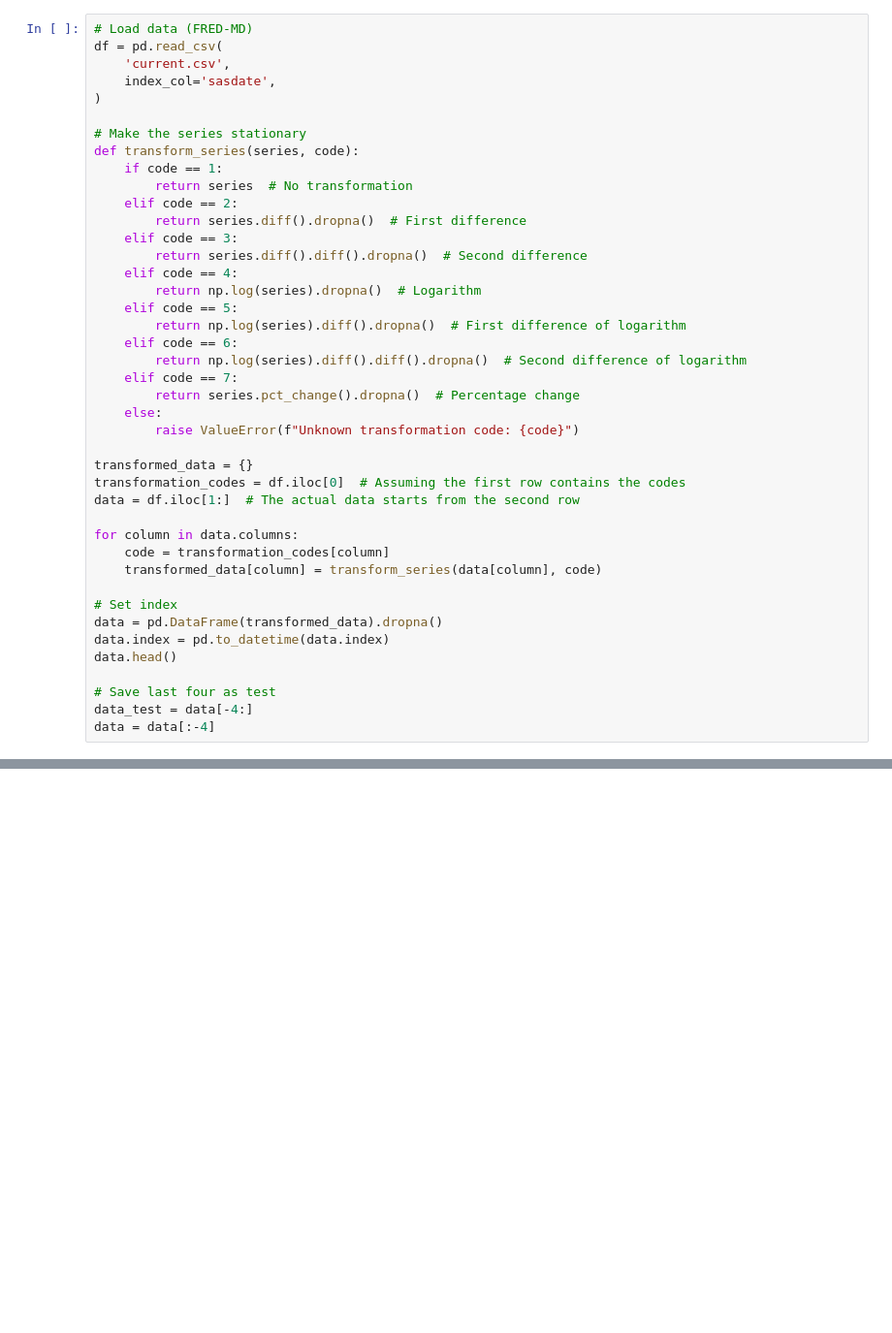
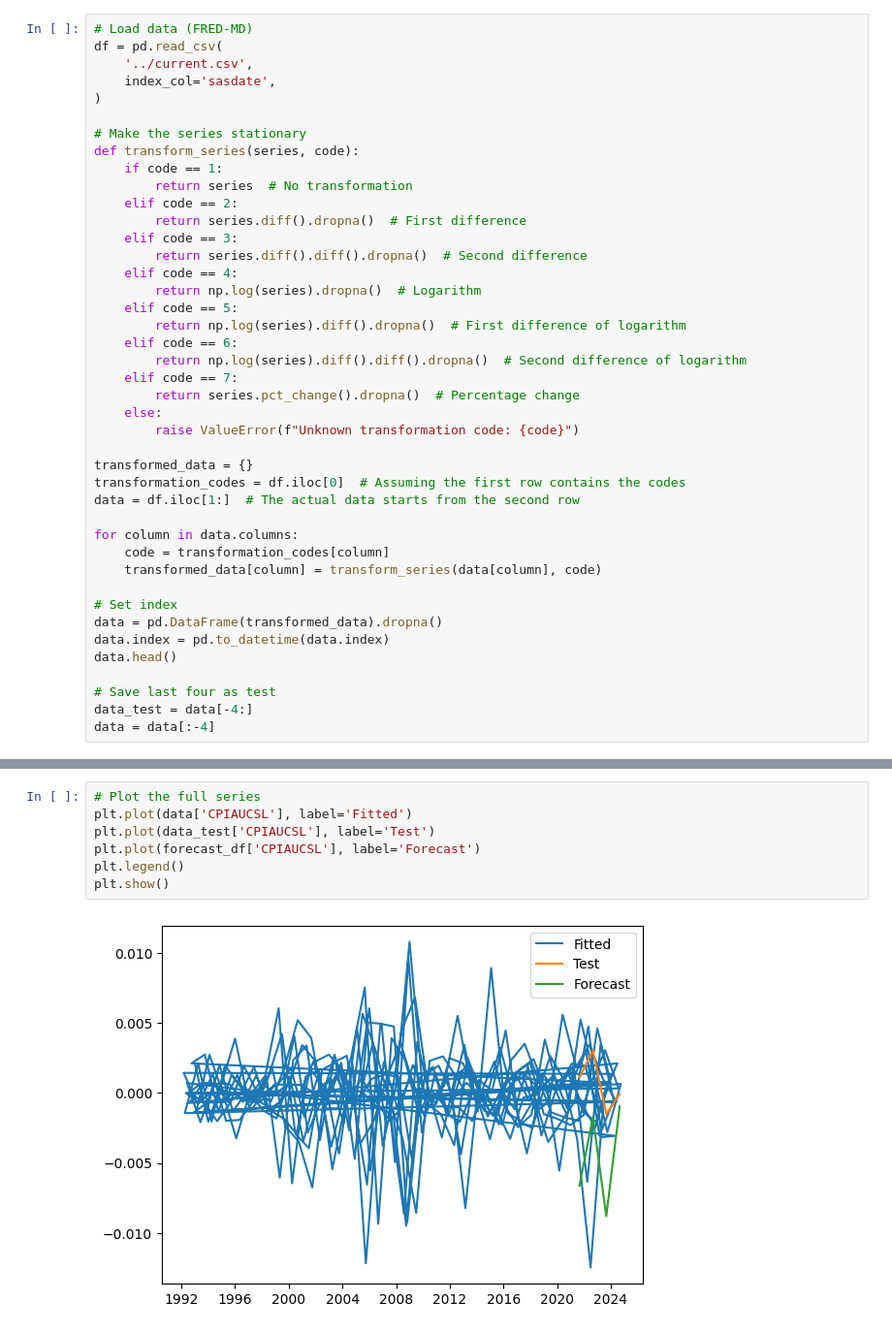
Before and after one commit to JawandS/macroeconvue, a Jupyter notebook: modeling/VAR/var.ipynb, the cells around one changed output, grey strips where cells are left out. Shown at 97% size. Drawn from its saved outputs; the diff is of its cells as text; blank space fills up the shorter version.

```diff
--- a/modeling/VAR/var.ipynb
+++ b/modeling/VAR/var.ipynb
@@ -5,7 +11,7 @@ import numpy as np
 # %%
 # Load data (FRED-MD)
 df = pd.read_csv(
-    'current.csv',
+    '../current.csv',
     index_col='sasdate',
 )
 
@@ -78,3 +79,12 @@ plt.legend()
 plt.show()
 # %% [output]
 [figure]
+# %%
+# Plot the full series
+plt.plot(data['CPIAUCSL'], label='Fitted')
+plt.plot(data_test['CPIAUCSL'], label='Test')
+plt.plot(forecast_df['CPIAUCSL'], label='Forecast')
+plt.legend()
+plt.show()
+# %% [output]
+[figure, added]
```
Also changed, not shown: parts of 4 cells of this notebook, 13 other files.
